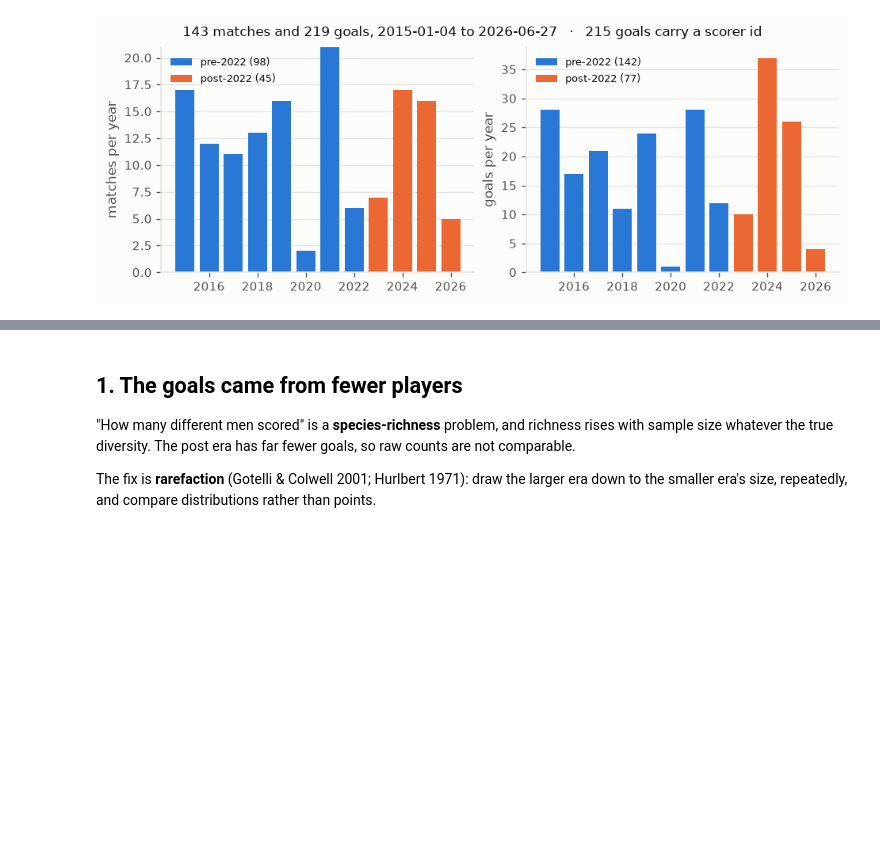
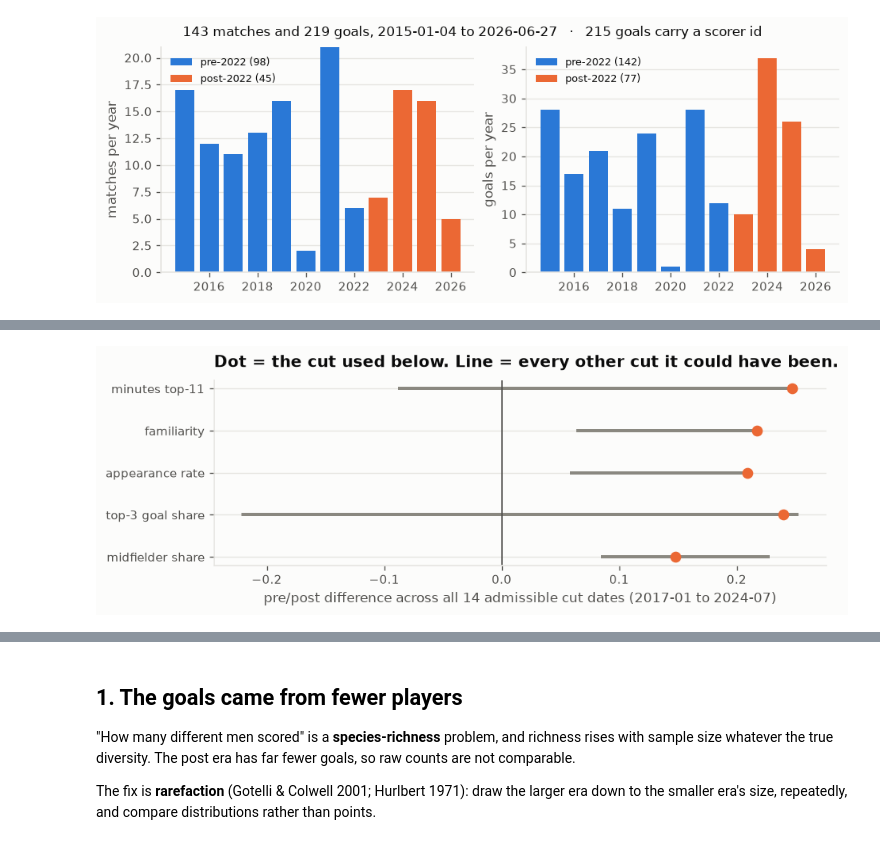
Before and after one commit to mqedan217/jordan-football-strength, a Jupyter notebook: notebooks/03_where_the_goals_came_from.ipynb, the cells around one changed output, grey strips where cells are left out. Drawn from its saved outputs; the diff is of its cells as text; code cells hidden in the pictures; blank space fills up the shorter version.

```diff
--- a/notebooks/03_where_the_goals_came_from.ipynb
+++ b/notebooks/03_where_the_goals_came_from.ipynb
@@ -149,21 +221,37 @@ XI_COVER = (len(fam_rate), len(xi))
 # %%
+# Robustness, and nothing more: does the pre/post comparison depend on the exact
+# date? Recompute at EVERY cut with at least 25 matches a side -- the full
+# admissible range, not a hand-picked window -- and report the spread.
 SWEEP = [("minutes top-11", top11),
          ("familiarity", lambda d: windowed(d, "fam")),
          ("appearance rate", lambda d: windowed(d, "caps")),
          ("top-3 goal share", top3_share),
          ("midfielder share", mf_share)]
-
 rows = []
-for cut in pd.date_range("2018-07-01", "2024-07-01", freq="6MS"):
+for cut in pd.date_range("2015-07-01", "2026-01-01", freq="6MS"):
     pre, post = mt[mt.date < cut], mt[mt.date >= cut]
-    if len(pre) < 25 or len(post) < 25:     # a side too thin to compare
+    if len(pre) < 25 or len(post) < 25:
         continue
-    r = {"cut": cut.date(), "n_pre": len(pre), "n_post": len(post)}
+    r = {"cut": cut, "n_pre": len(pre)}
     for lab, fn in SWEEP:
         x, y = fn(pre), fn(post)
         r[lab] = y - x if np.isfinite(x) and np.isfinite(y) else np.nan
     rows.append(r)
-sweep = pd.DataFrame(rows)
-# Two cut dates with no match between them describe the same split, so they are
-# the same point -- keep one, labelled by the earlier date.
-sweep = sweep.drop_duplicates(subset="n_pre", keep="first").reset_index(drop=True)
+sweep = pd.DataFrame(rows).drop_duplicates(subset="n_pre", keep="first")
+chosen = sweep[sweep.cut == CUT].iloc[0]
+
+fig, ax = plt.subplots(figsize=(7.6, 2.7))
+d = sweep[[l for l, _ in SWEEP]].agg(["min", "max"]).T.iloc[::-1]
+y = np.arange(len(d))
+ax.hlines(y, d["min"], d["max"], color=viz.INK_MUTED, lw=2.4)
+ax.scatter([chosen[i] for i in d.index], y, color=viz.ORANGE, s=52, zorder=3)
+ax.axvline(0, color=viz.INK_2, lw=1.0)
+ax.set_yticks(y)
+ax.set_yticklabels(d.index)
+ax.set_xlabel(f"pre/post difference across all {len(sweep)} admissible cut dates "
+              f"({str(sweep.cut.min().date())[:7]} to {str(sweep.cut.max().date())[:7]})")
+ax.set_title("Dot = the cut used below. Line = every other cut it could have been.")
+viz.despine(ax)
+plt.show()
+# %% [output]
+[figure, added]
```
Also changed, not shown: parts of 8 cells of this notebook, 1 other file.
